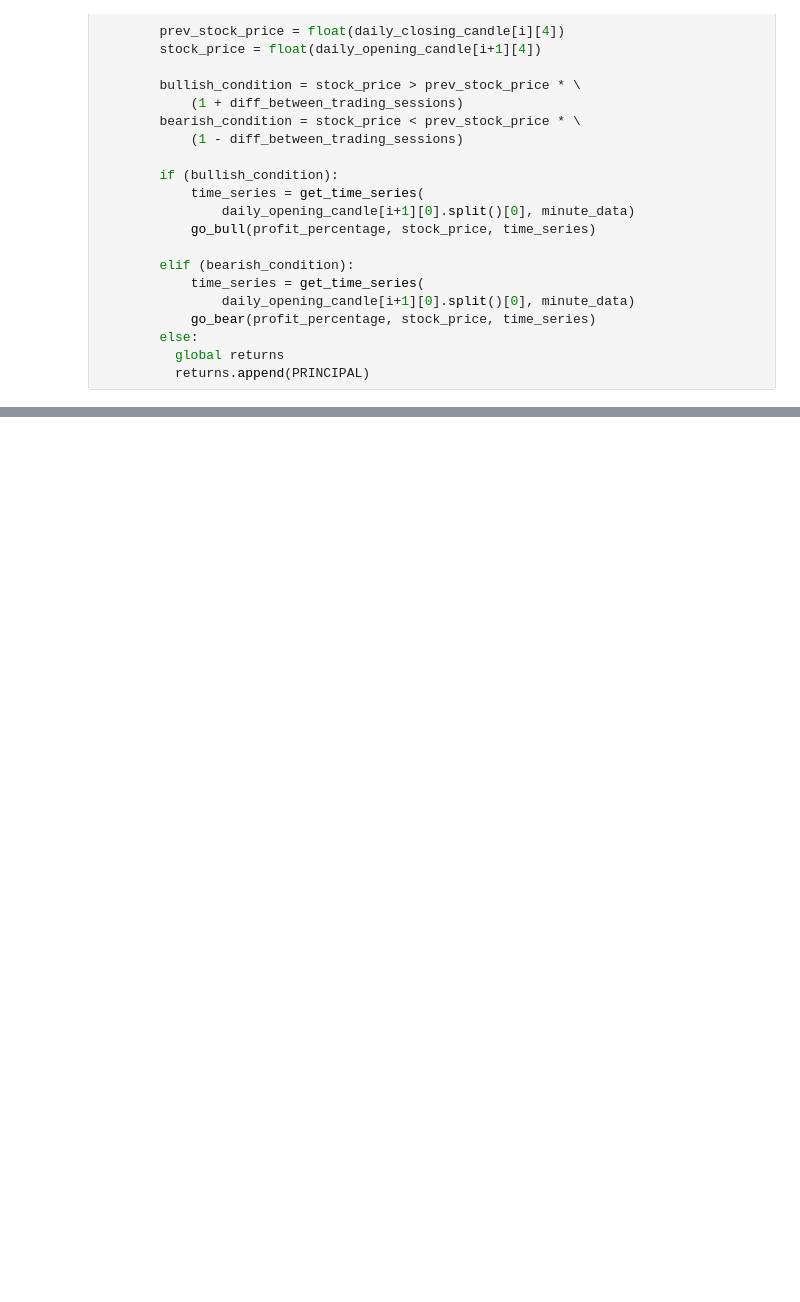
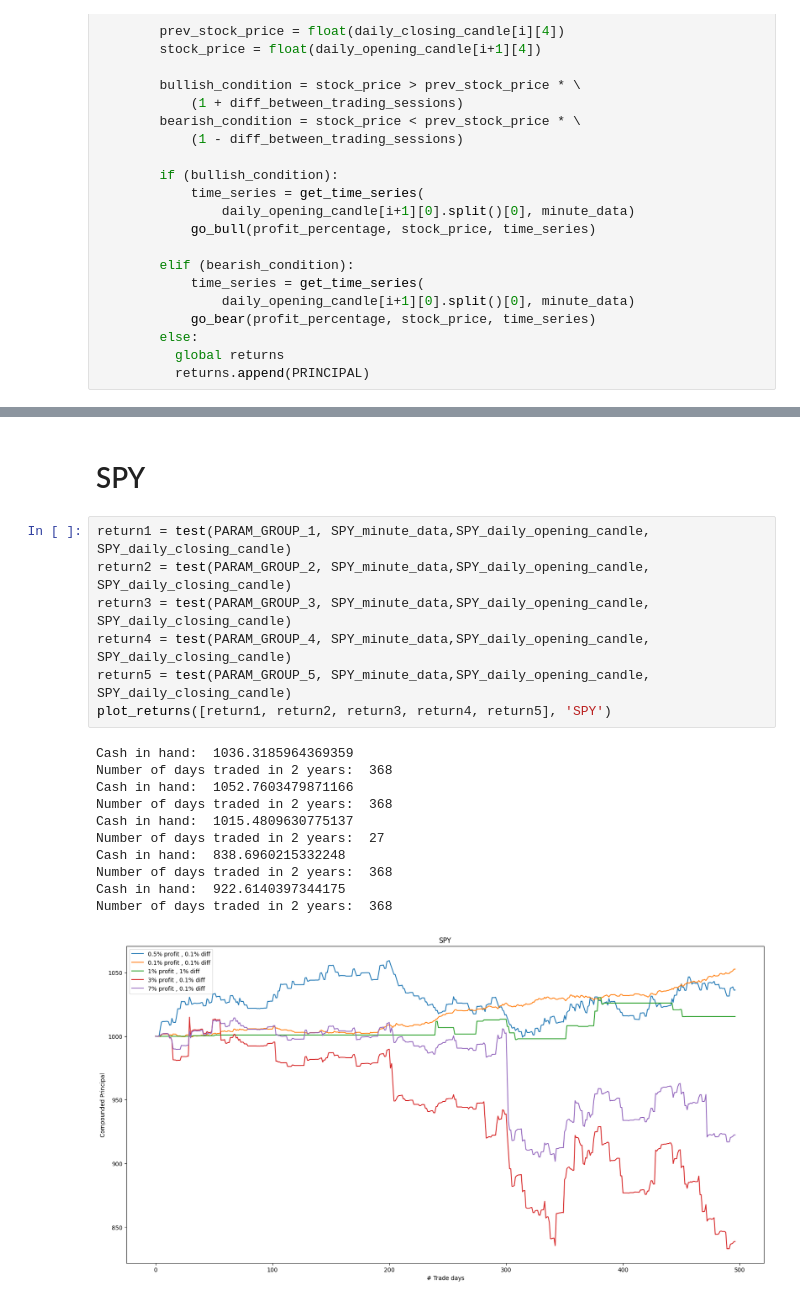
Before and after one commit to ImVis10/1PercentStrategy, a Jupyter notebook: 1PercentStrategy.ipynb, the cells around one changed output, grey strips where cells are left out. Cells and saved outputs as stored; diff of their text form; blank space fills up the shorter version.

```diff
--- a/1PercentStrategy.ipynb
+++ b/1PercentStrategy.ipynb
@@ -468,0 +387,21 @@ Number of days traded in 2 years:  102
+# %% [markdown]
+# SPY
+# %%
+return1 = test(PARAM_GROUP_1, SPY_minute_data,SPY_daily_opening_candle, SPY_daily_closing_candle)
+return2 = test(PARAM_GROUP_2, SPY_minute_data,SPY_daily_opening_candle, SPY_daily_closing_candle)
+return3 = test(PARAM_GROUP_3, SPY_minute_data,SPY_daily_opening_candle, SPY_daily_closing_candle)
+return4 = test(PARAM_GROUP_4, SPY_minute_data,SPY_daily_opening_candle, SPY_daily_closing_candle)
+return5 = test(PARAM_GROUP_5, SPY_minute_data,SPY_daily_opening_candle, SPY_daily_closing_candle)
+plot_returns([return1, return2, return3, return4, return5], 'SPY')
+# %% [output]
+Cash in hand:  1036.3185964369359
+Number of days traded in 2 years:  368
+Cash in hand:  1052.7603479871166
+Number of days traded in 2 years:  368
+Cash in hand:  1015.4809630775137
+Number of days traded in 2 years:  27
+Cash in hand:  838.6960215332248
+Number of days traded in 2 years:  368
+Cash in hand:  922.6140397344175
+Number of days traded in 2 years:  368
+[figure, added]
```
Also changed, not shown: parts of 63 cells of this notebook.
